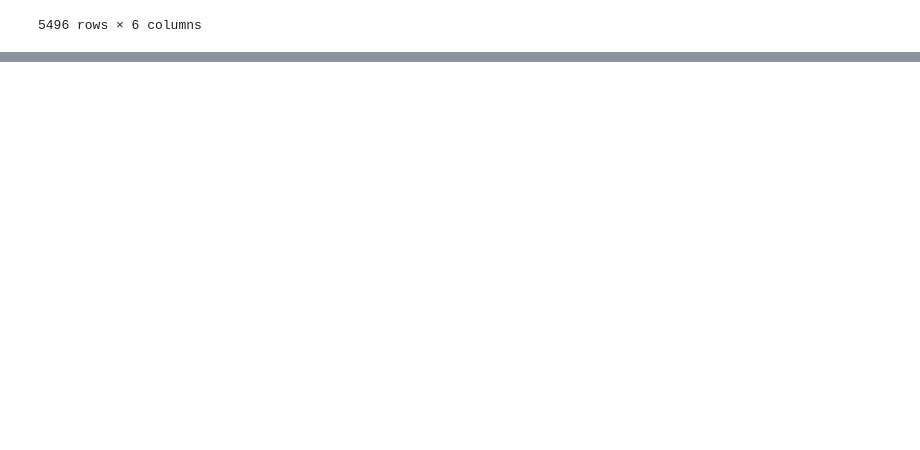
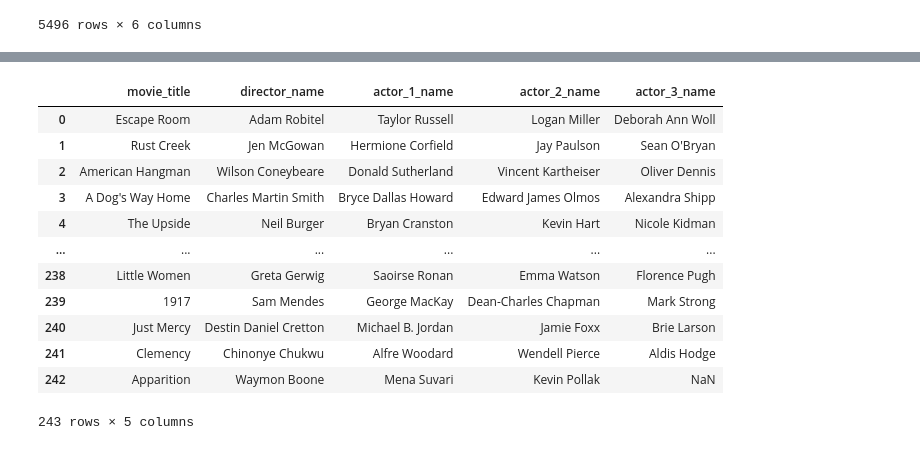
Before and after one commit to Rhithick02/Recommendation-Engine, a Jupyter notebook: New_Content_Filtering/Data_Cleaning.ipynb, the cells around one changed output, grey strips where cells are left out. Saved outputs shown, nothing was run; the diff lists cells and outputs as text; code cells hidden in the pictures; blank space fills up the shorter version.

```diff
--- a/New_Content_Filtering/Data_Cleaning.ipynb
+++ b/New_Content_Filtering/Data_Cleaning.ipynb
@@ -319,0 +366,18 @@ new.to_csv('d_2018.csv', index = False)
+# %%
+df = df.rename(columns = {'Title':'movie_title'})
+df = df.drop('Cast and crew', axis = 1)
+df
+# %% [output]
+|  | movie_title | director_name | actor_1_name | actor_2_name | actor_3_name |
+| 0 | Escape Room | Adam Robitel | Taylor Russell | Logan Miller | Deborah Ann Woll |
+| 1 | Rust Creek | Jen McGowan | Hermione Corfield | Jay Paulson | Sean O'Bryan |
+| 2 | American Hangman | Wilson Coneybeare | Donald Sutherland | Vincent Kartheiser | Oliver Dennis |
+| 3 | A Dog's Way Home | Charles Martin Smith | Bryce Dallas Howard | Edward James Olmos | Alexandra Shipp |
+| 4 | The Upside | Neil Burger | Bryan Cranston | Kevin Hart | Nicole Kidman |
+| ... | ... | ... | ... | ... | ... |
+| 238 | Little Women | Greta Gerwig | Saoirse Ronan | Emma Watson | Florence Pugh |
+| 239 | 1917 | Sam Mendes | George MacKay | Dean-Charles Chapman | Mark Strong |
+| 240 | Just Mercy | Destin Daniel Cretton | Michael B. Jordan | Jamie Foxx | Brie Larson |
+| 241 | Clemency | Chinonye Chukwu | Alfre Woodard | Wendell Pierce | Aldis Hodge |
+| 242 | Apparition | Waymon Boone | Mena Suvari | Kevin Pollak | NaN |
+243 rows × 5 columns
```
Also changed, not shown: parts of 12 cells of this notebook, 1 other file.
